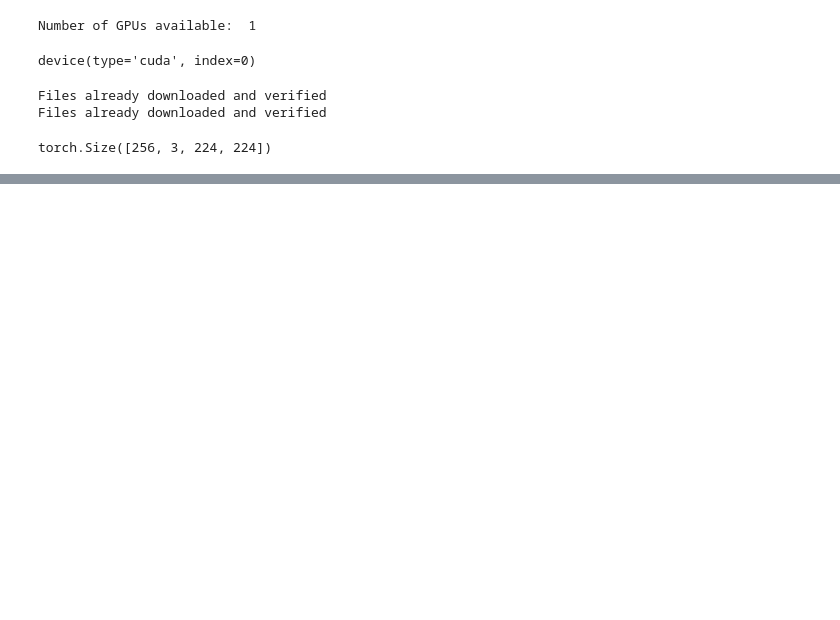
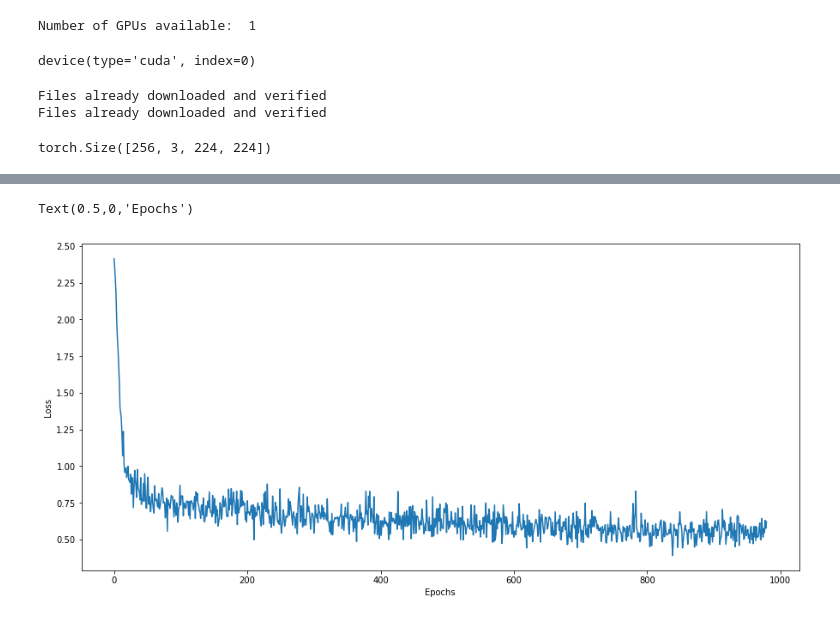
Before and after one commit to SharadGitHub/VGG, a Jupyter notebook: VGG_pretrained.ipynb, the cells around one changed output, grey strips where cells are left out. Cells and saved outputs as stored; diff of their text form; code cells hidden in the pictures; blank space fills up the shorter version.

Commit message:
adding visualization

```diff
--- a/VGG_pretrained.ipynb
+++ b/VGG_pretrained.ipynb
@@ -11,6 +11,10 @@ import torchvision.transforms as transforms
 from misc_functions import preprocess_image, recreate_image, save_image
 import matplotlib.pyplot as plt
 import matplotlib
+
+
+%matplotlib inline
+matplotlib.rcParams['figure.figsize'] = 15, 7
 # %%
 device = torch.device("cuda:0" if torch.cuda.is_available() else "cpu")
 print('Number of GPUs available: ',torch.cuda.device_count())
@@ -77,0 +59,5 @@ VGG(
+# %%
+model = models.vgg16_bn(pretrained= True)
+in_feat = model.classifier[6].in_features
+model.classifier[6] = nn.Linear(in_features= in_feat, out_features= 10)
+model.to(device)
@@ -83,8 +88,8 @@ for params in model.parameters():
         params.requires_grad = False
 # %%
 criterion = nn.CrossEntropyLoss()
-optimizer = optim.SGD(model.parameters(), lr=0.001, momentum=0.9, weight_decay=5e-4)
-#optimizer = optim.Adam(net.parameters(), lr=0.001)
+optimizer = optim.SGD(model.parameters(), lr=0.01, momentum=0.9)
+exp_lr_scheduler = optim.lr_scheduler.StepLR(optimizer, step_size=7, gamma=0.1)
 def train(epoch, losses, net):
     print('\nEpoch: %d' % epoch)
     net.train()
@@ -129,7 +134,7 @@ def test(net, test_losses ):
             print('Loss: %.3f | Acc: %.3f%%'
                   % (test_loss, 100.*correct/len(test_loader.dataset)))
 # %%
-epochs = 3
+epochs = 5
 losses = []
 test_losses = []
 for epoch in range(epochs):
@@ -155,6 +180,9 @@ Epoch: 0
 # %%
-log_loss = [np.log(x) for x in losses]
-plt.plot(log_loss)
+
+plt.plot(losses)
 
 plt.ylabel('Loss')
 plt.xlabel('Epochs')
+# %% [output]
+Text(0.5,0,'Epochs')
+[figure, added]
```
Also changed, not shown: parts of 13 cells of this notebook.
